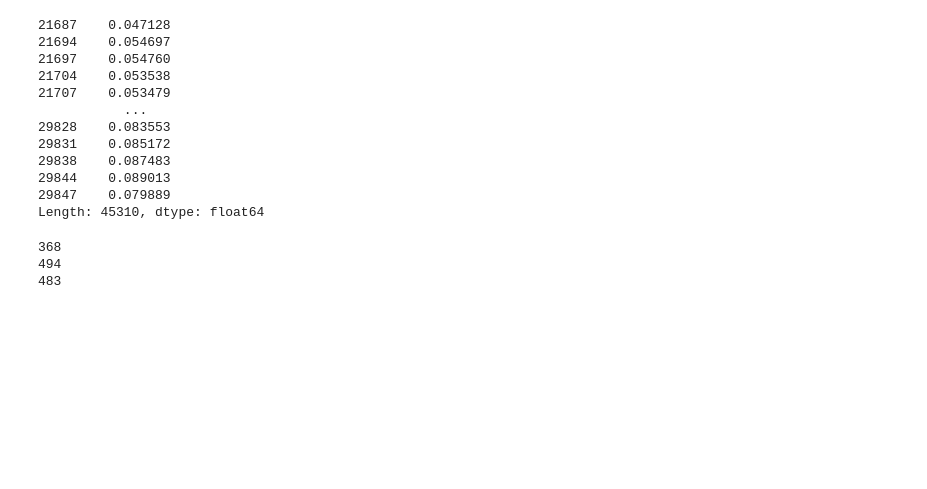
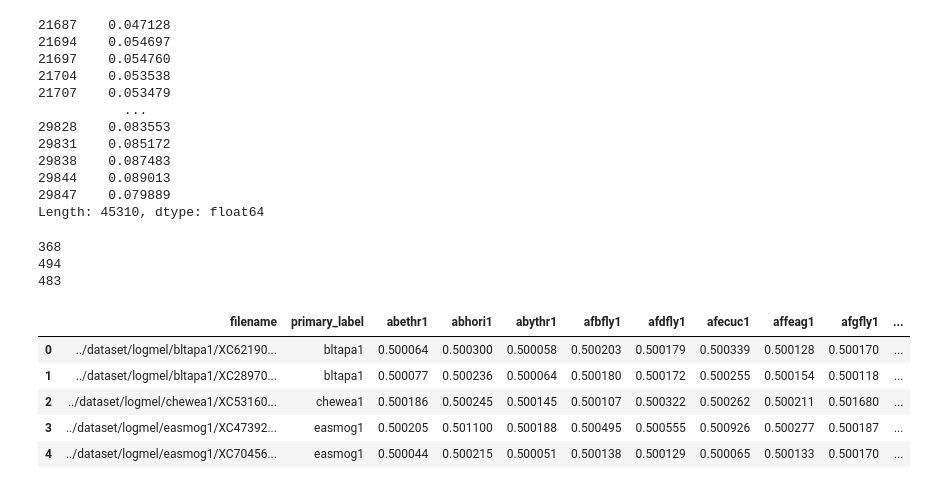
Before and after one commit to YutoShibata07/BirdCLEF2023, a Jupyter notebook: src/utils/EDA.ipynb, the cells around one changed output. Drawn from its saved outputs; the diff is of its cells as text; code cells hidden in the pictures; blank space fills up the shorter version.

```diff
--- a/src/utils/EDA.ipynb
+++ b/src/utils/EDA.ipynb
@@ -503,3 +518,14 @@ print(len(set(df_2023.soundname).intersection(df_2022.soundname)))
 368
 494
 483
+# %%
+import pandas as pd
+oof = pd.read_csv('/home/ubuntu/slocal/BirdCLEF2023/result/exp091_loss_fn=bce_clip_max_v2_nocall_100-aug_ver=4-duration=10-model_path=model=bird_sed_b1-max_epoch=50-training_year=2020_2021_2022-loss_fn=bce_clip_max_v2_nocall_100-aug_ver=4-duration=10/oof_df.csv')
+oof.head()
+# %% [output]
+|  | filename | primary_label | abethr1 | abhori1 | abythr1 | afbfly1 | afdfly1 | afecuc1 | affeag1 | afgfly1 | ... |
+| 0 | ../dataset/logmel/bltapa1/XC62190... | bltapa1 | 0.500064 | 0.500300 | 0.500058 | 0.500203 | 0.500179 | 0.500339 | 0.500128 | 0.500170 | ... |
+| 1 | ../dataset/logmel/bltapa1/XC28970... | bltapa1 | 0.500077 | 0.500236 | 0.500064 | 0.500180 | 0.500172 | 0.500255 | 0.500154 | 0.500118 | ... |
+| 2 | ../dataset/logmel/chewea1/XC53160... | chewea1 | 0.500186 | 0.500245 | 0.500145 | 0.500107 | 0.500322 | 0.500262 | 0.500211 | 0.501680 | ... |
+| 3 | ../dataset/logmel/easmog1/XC47392... | easmog1 | 0.500205 | 0.501100 | 0.500188 | 0.500495 | 0.500555 | 0.500926 | 0.500277 | 0.500187 | ... |
+| 4 | ../dataset/logmel/easmog1/XC70456... | easmog1 | 0.500044 | 0.500215 | 0.500051 | 0.500138 | 0.500129 | 0.500065 | 0.500133 | 0.500170 | ... |
```
Also changed, not shown: parts of 6 cells of this notebook, 4 other files.
